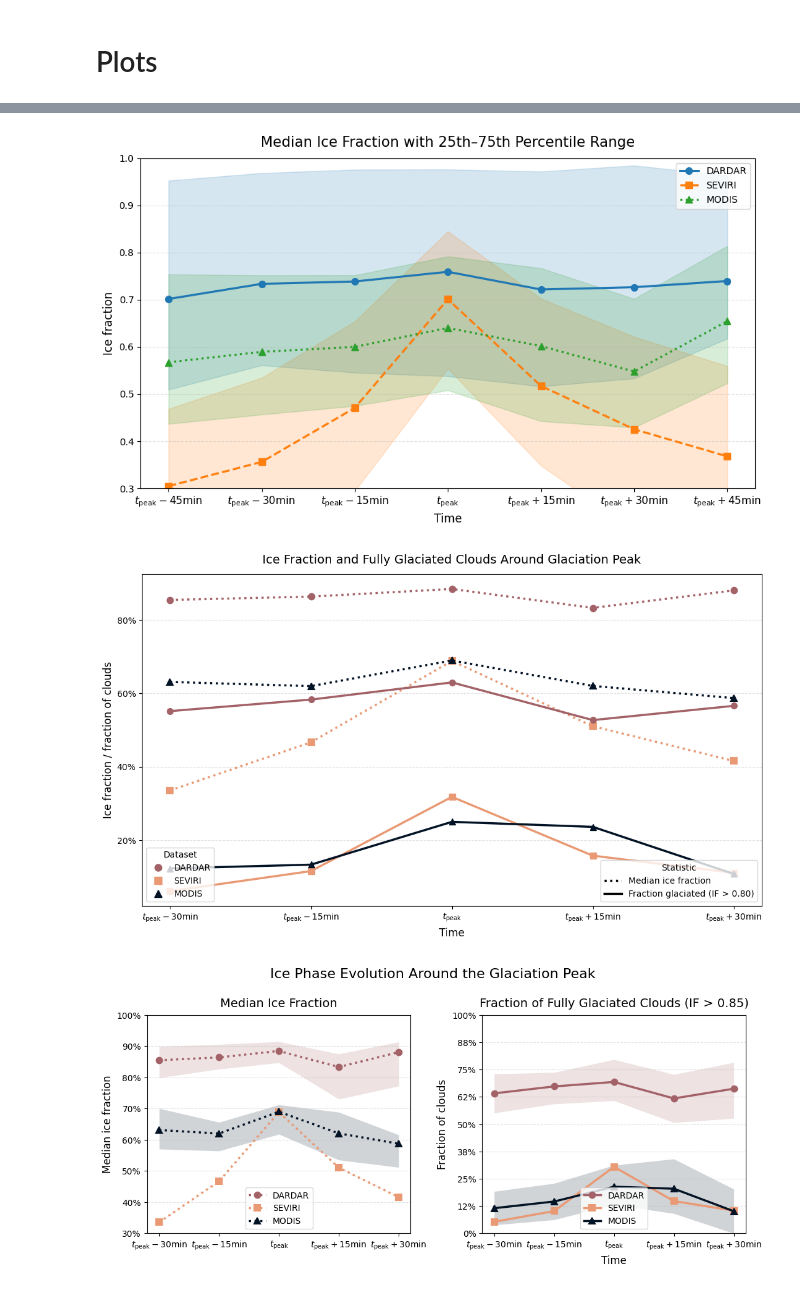
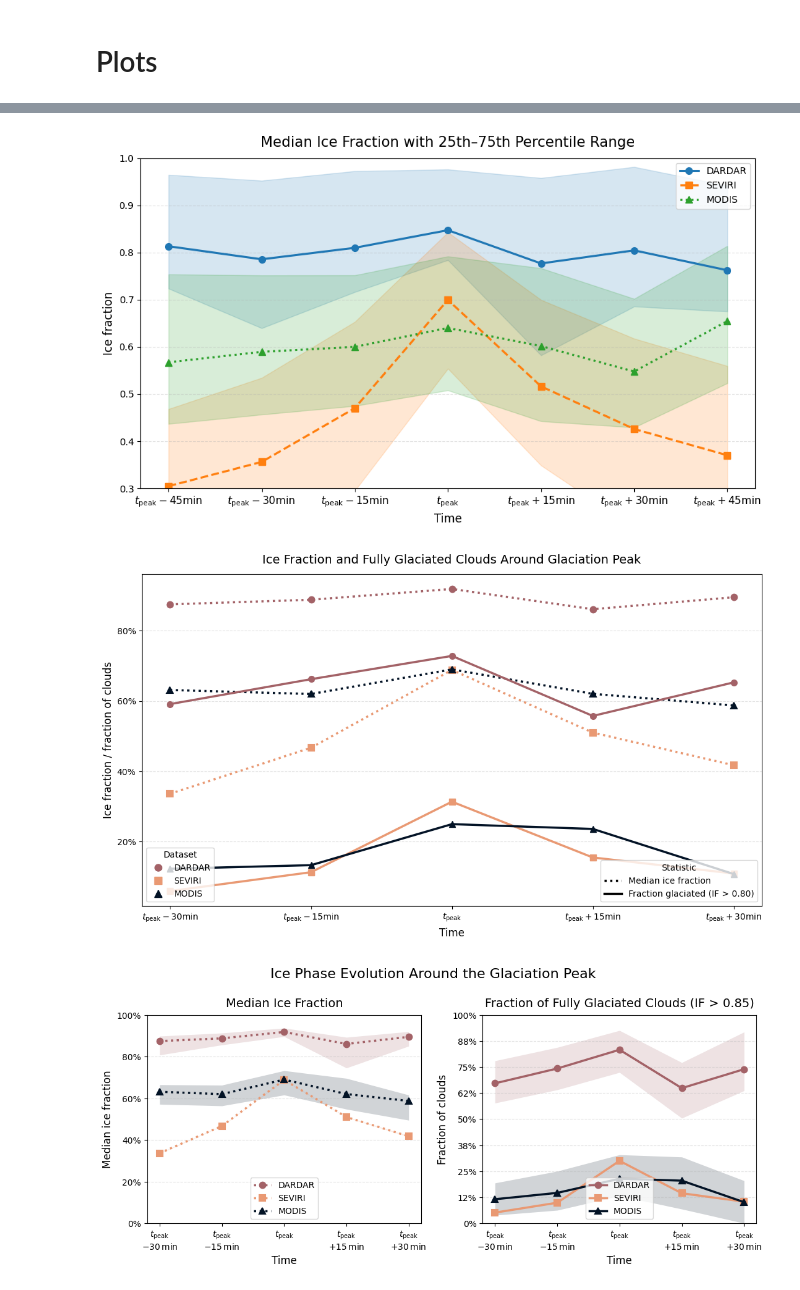
Before and after one commit to DragomirNikolov/MSGI, a Jupyter notebook: plotting/Publication_figures/Multisatellite_IF.ipynb, the cells around one changed output, grey strips where cells are left out. Cells and saved outputs as stored; diff of their text form; code cells hidden in the pictures.

Commit message:
Updates to multisatellite IF

```diff
--- a/plotting/Publication_figures/Multisatellite_IF.ipynb
+++ b/plotting/Publication_figures/Multisatellite_IF.ipynb
@@ -24,0 +379,2 @@ Cloud_fps: {2007: '/nfs/ch4/wolke_scratch/dnikolo/GTE_Validation/DARDAR/Bulk_02/
+# %%
+df_glac_dd = bulk_data_df_split[bulk_data_df_split["val_seviri_coincidence"]]
@@ -66,5 +408,5 @@ def _get_val_seviri_coincidence(row):
     else:
         return row["val_seviri_coincidence"]
 # %%
-df_glac_dd["val_seviri_coincidence"]=df_glac_dd.apply(_check_val_seviri_coincidence,axis=1)
-df_glac_mod["val_seviri_coincidence"]=df_glac_mod.apply(_check_val_seviri_coincidence,axis=1)
+df_glac_dd["val_seviri_coincidence"]=df_glac_dd.apply(_check_val_seviri_coincidence_dd,axis=1)
+df_glac_mod["val_seviri_coincidence"]=df_glac_mod.apply(_check_val_seviri_coincidence_modis,axis=1)
@@ -199,7 +596,7 @@ import matplotlib.pyplot as plt
 
 # timesteps in plotting order
 
-timesteps = [i for i in range(3, -4, -1)]
+timesteps = [i for i in range(2, -3, -1)]
 
 # corresponding column names
 dardar_cols = [f"val_{i}_prepeak_if" for i in timesteps]
@@ -207,18 +604,19 @@ modis_cols  = [f"val_{i}_prepeak_if" for i in timesteps]
 seviri_cols = [f"seviri_{i}_prepeak_if" for i in timesteps]
 
 x_labels = [
-    r"$t_{\mathrm{peak}}-45\mathrm{min}$",
+    # r"$t_{\mathrm{peak}}-45\mathrm{min}$",
     r"$t_{\mathrm{peak}}-30\mathrm{min}$",
     r"$t_{\mathrm{peak}}-15\mathrm{min}$",
     r"$t_{\mathrm{peak}}$",
     r"$t_{\mathrm{peak}}+15\mathrm{min}$",
     r"$t_{\mathrm{peak}}+30\mathrm{min}$",
-    r"$t_{\mathrm{peak}}+45\mathrm{min}$",
+    # r"$t_{\mathrm{peak}}+45\mathrm{min}$",
 ]
 
 
 def clean_vals(series):
-    vals = series.dropna()
+    # vals = series.dropna()
+    vals = series
     vals = vals[(vals >= 0) & (vals <= 1)]
     return vals.values
 
@@ -244,7 +642,7 @@ for dd_col, sev_col, mod_col in zip(dardar_cols, seviri_cols, modis_cols):
     dardar_q75.append(q75)
 
     # SEVIRI
-    sev_vals = clean_vals(df_glac_dd[sev_col])
+    sev_vals = clean_vals(df_glac_mod[sev_col])
     q25, med, q75 = median_q25_q75(sev_vals)
     seviri_q25.append(q25)
     seviri_med.append(med)
@@ -473,7 +871,7 @@ for dd_col, sev_col, mod_col in zip(dardar_cols, seviri_cols, modis_cols):
     dardar_q75.append(q75)
 
     # SEVIRI
-    sev_vals = clean_vals(df_glac_dd[sev_col])
+    sev_vals = clean_vals(df_glac_mod[sev_col])
     q25, med, q75 = median_q25_q75(sev_vals)
     seviri_q25.append(q25)
     seviri_med.append(med)
@@ -549,7 +947,7 @@ plt.legend(frameon=True)
 plt.tight_layout()
 plt.show()
 # %% [output]
-[figure, old version]
+[figure, new version]
 # %%
 import numpy as np
 import matplotlib.pyplot as plt
@@ -631,7 +1029,7 @@ dardar = calculate_stats(
 )
 
 seviri = calculate_stats(
-    df_glac_dd,
+    df_glac_mod,
     seviri_cols,
     ice_phase_thresh,
 )
@@ -792,7 +1190,7 @@ ax.grid(
 fig.tight_layout()
 plt.show()
 # %% [output]
-[figure, old version]
+[figure, new version]
 # %%
 import numpy as np
 import matplotlib.pyplot as plt
@@ -814,12 +1212,19 @@ dardar_cols = [f"val_{i}_prepeak_if" for i in timesteps]
 modis_cols  = [f"val_{i}_prepeak_if" for i in timesteps]
 seviri_cols = [f"seviri_{i}_prepeak_if" for i in timesteps]
 
+# x_labels = [
+#     r"$t_{\mathrm{peak}}\n-30\mathrm{min}$",
+#     r"$t_{\mathrm{peak}}-15\mathrm{min}$",
+#     r"$t_{\mathrm{peak}}$",
+#     r"$t_{\mathrm{peak}}+15\mathrm{min}$",
+#     r"$t_{\mathrm{peak}}+30\mathrm{min}$",
+# ]
 x_labels = [
-    r"$t_{\mathrm{peak}}-30\mathrm{min}$",
-    r"$t_{\mathrm{peak}}-15\mathrm{min}$",
-    r"$t_{\mathrm{peak}}$",
-    r"$t_{\mathrm{peak}}+15\mathrm{min}$",
-    r"$t_{\mathrm{peak}}+30\mathrm{min}$",
+    "$t_{\\mathrm{peak}}$\n$-30\\,\\mathrm{min}$",
+    "$t_{\\mathrm{peak}}$\n$-15\\,\\mathrm{min}$",
+    "$t_{\\mathrm{peak}}$",
+    "$t_{\\mathrm{peak}}$\n$+15\\,\\mathrm{min}$",
+    "$t_{\\mathrm{peak}}$\n$+30\\,\\mathrm{min}$",
 ]
 
 x = np.arange(len(x_labels))
@@ -827,14 +1232,15 @@ x = np.arange(len(x_labels))
 # A single reproducible random-number generator
 rng = np.random.default_rng(random_seed)
 
-
+eps=1e-4
 # ------------------------------------------------------------------
 # Helper functions
 # ------------------------------------------------------------------
 def clean_vals(series):
     """Remove missing and invalid ice-fraction values."""
     vals = series.dropna()
-    vals = vals[(vals >= 0) & (vals <= 1)]
+    # vals = series
+    vals = vals[(vals >= 0-eps) & (vals <= 1+eps)]
     return vals.to_numpy()
 
 
@@ -975,7 +1381,7 @@ dardar = calculate_stats(
 )
 
 seviri = calculate_stats(
-    df=df_glac_dd,
+    df=df_glac_mod,
     columns=seviri_cols,
     threshold=ice_phase_thresh,
     n_bootstrap=n_bootstrap,
@@ -1100,6 +1506,8 @@ ax_frac.set_title(
 )
 
 ax_med.set_ylabel("Median ice fraction", fontsize=12)
+ax_med.set_xlabel("Time", fontsize=12)
+
 ax_frac.set_ylabel("Fraction of clouds", fontsize=12)
 ax_frac.set_xlabel("Time", fontsize=12)
 
@@ -1107,7 +1515,7 @@ ax_frac.set_ylim(0, 0.8)
 ax_frac.yaxis.set_major_formatter(
         PercentFormatter(xmax=0.8)
     )
-ax_med.set_ylim(0.3, 1.0)
+ax_med.set_ylim(0, 1.0)
 ax_med.yaxis.set_major_formatter(
         PercentFormatter(xmax=1)
     )
@@ -1116,31 +1524,36 @@ ax_med.yaxis.set_major_formatter(
 for ax in (ax_med, ax_frac):
     ax.set_xlim(-0.2, len(x_labels) - 0.8)
 
 
 
     ax.grid(
         axis="y",
         linestyle="--",
         alpha=0.35,
     )
 
     ax.legend(
         # title=f"{confidence_level}% bootstrap CI",
         loc="lower center",
         frameon=True,
     )
 
 
 ax_frac.set_xticks(x)
 ax_frac.set_xticklabels(x_labels, fontsize=10)
 
 fig.suptitle(
     "Ice Phase Evolution Around the Glaciation Peak",
     fontsize=16,
     y=0.995,
 )
 
 fig.tight_layout()
+fig.savefig(
+    "/wolke_scratch/dnikolo/MSGI/plotting/Publication_figures/Multisatellite_IF.pdf",
+    format="pdf",
+    dpi=300
+)
 plt.show()
 # %% [output]
-[figure, old version]
+[figure, new version]
```
Also changed, not shown: parts of 19 cells of this notebook, 2 other files.
